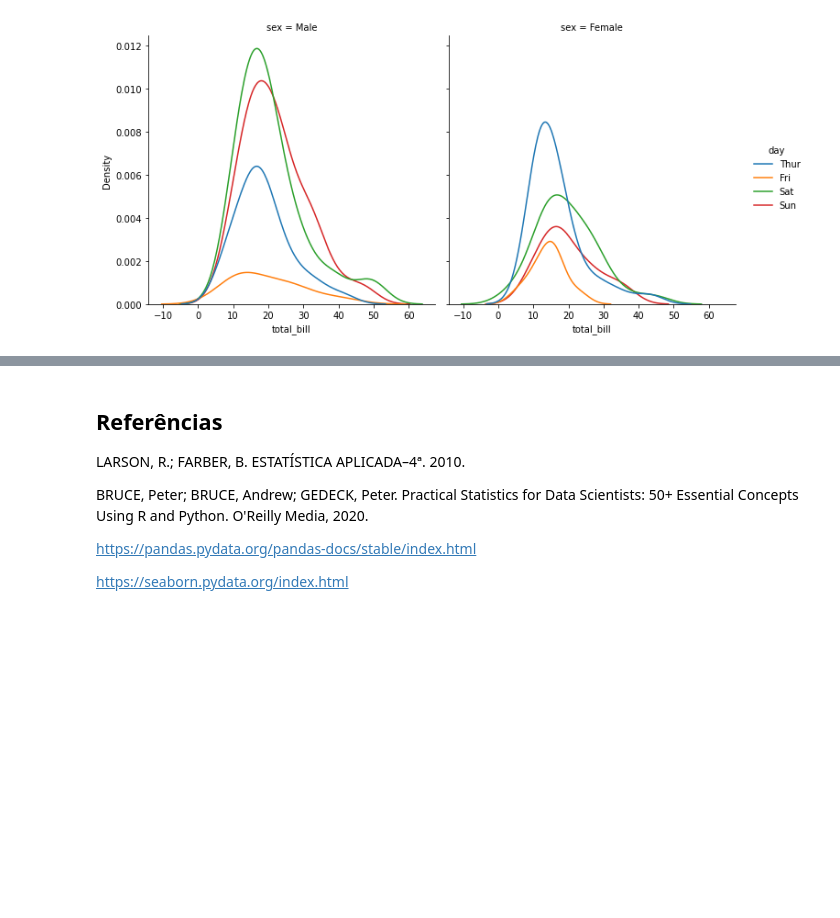
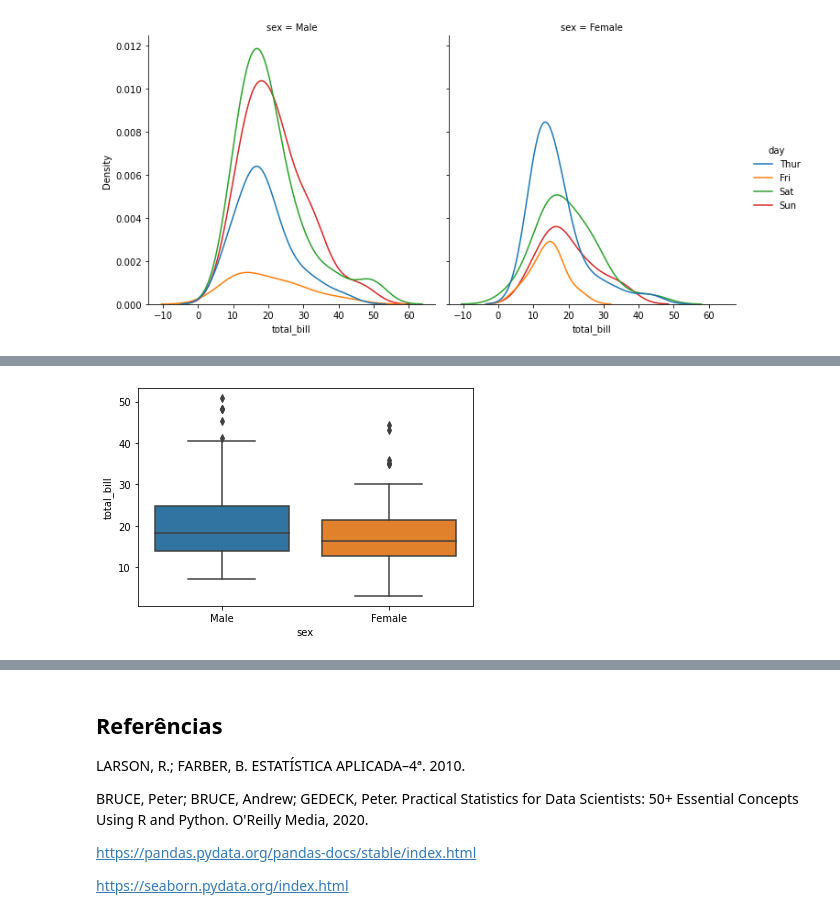
Before and after one commit to WladRamos/Estatistica_python, a Jupyter notebook: EstatisticaDescritiva.ipynb, the cells around one changed output, grey strips where cells are left out. Saved outputs shown, nothing was run; the diff lists cells and outputs as text; code cells hidden in the pictures; blank space fills up the shorter version.

```diff
--- a/EstatisticaDescritiva.ipynb
+++ b/EstatisticaDescritiva.ipynb
@@ -555,0 +588,4 @@ g=sns.displot(x='total_bill', hue='day', col='sex', kind='kde' ,data=df_tips)
+# %%
+g=sns.boxplot(x='sex',y='total_bill', data=df_tips)
+# %% [output]
+[figure, added]
```
Also changed, not shown: parts of 45 cells of this notebook, 1 other file.
